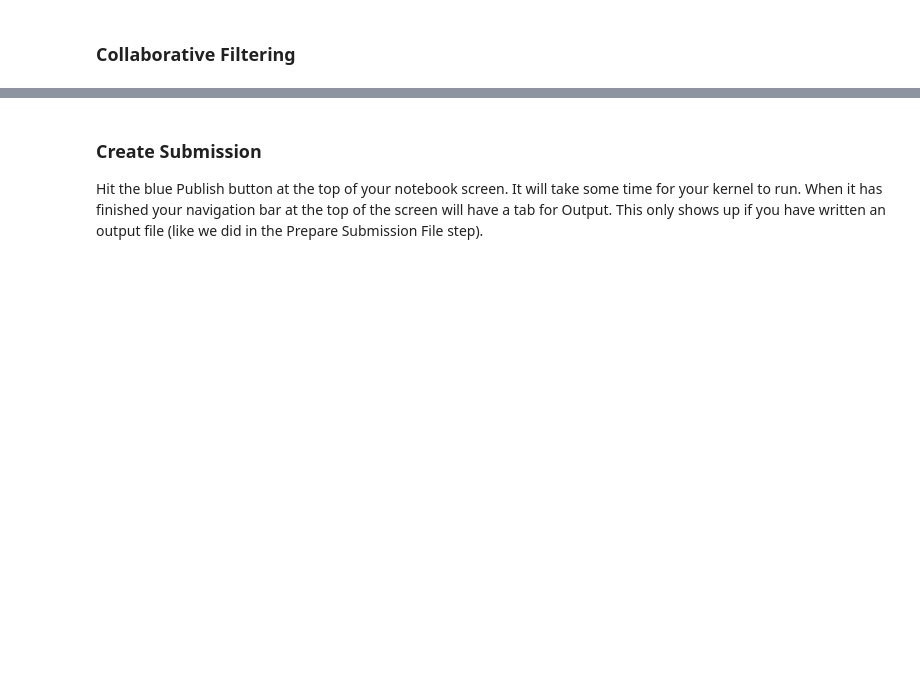
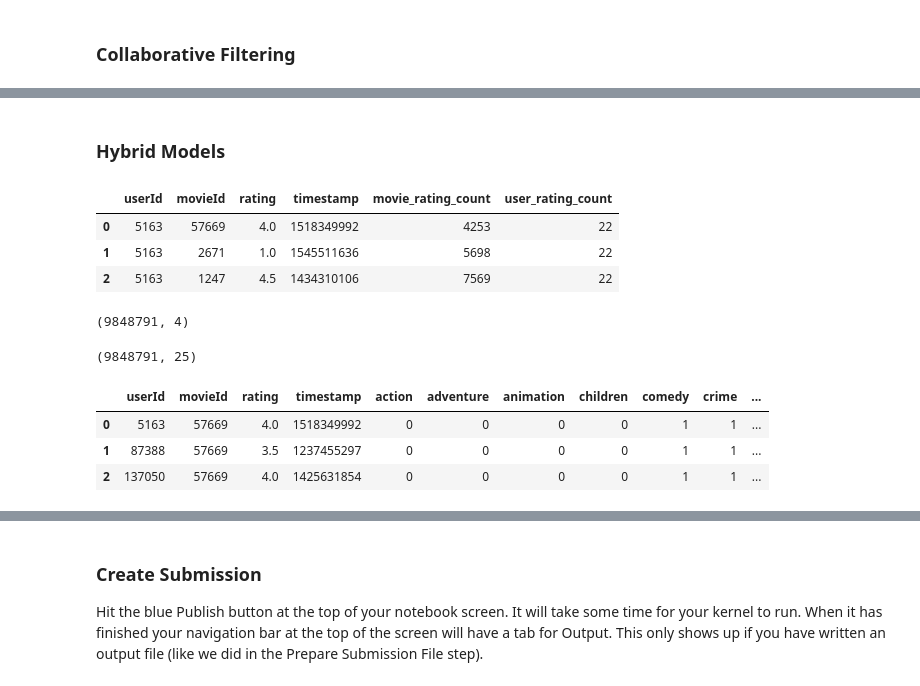
Before and after one commit to daniel-bru/ZM5-Recommender_System-2022, a Jupyter notebook: zm5-recommender-system-main.ipynb, the cells around one changed output, grey strips where cells are left out. Saved outputs shown, nothing was run; the diff lists cells and outputs as text; code cells hidden in the pictures; blank space fills up the shorter version.

```diff
--- a/zm5-recommender-system-main.ipynb
+++ b/zm5-recommender-system-main.ipynb
@@ -179,0 +603,2 @@ algo.fit(trainset)
+# %% [markdown]
+### Hybrid Models
@@ -179,0 +643,42 @@ algo.fit(trainset)
+# %%
+df_imdb.fillna(0, inplace=True)
+df_imdb.budget = df_imdb.budget.astype(str).apply(lambda x: int(re.sub("[^0-9]", "", x)))
+# %%
+# joining
+df_train = train.copy()
+
+rating_count = df_train.groupby('movieId')['rating'].count().reset_index()
+rating_count.rename(columns = {'rating': 'movie_rating_count'}, inplace=True)
+df_train = df_train.merge(rating_count, on='movieId')
+
+user_count = df_train.groupby('userId')['rating'].count().reset_index()
+user_count.rename(columns={'rating': 'user_rating_count'}, inplace=True)
+df_train=df_train.merge(user_count, on='userId')
+
+df_train = df_train[df_train['movie_rating_count'] > 20]
+df_train = df_train[df_train['user_rating_count'] > 5]
+df_train.head(3)
+# %% [output]
+|  | userId | movieId | rating | timestamp | movie_rating_count | user_rating_count |
+| 0 | 5163 | 57669 | 4.0 | 1518349992 | 4253 | 22 |
+| 1 | 5163 | 2671 | 1.0 | 1545511636 | 5698 | 22 |
+| 2 | 5163 | 1247 | 4.5 | 1434310106 | 7569 | 22 |
+# %%
+df_train.drop(['movie_rating_count','user_rating_count'], 1, inplace=True)
+df_train.shape
+# %% [output]
+(9848791, 4)
+# %%
+df_train = pd.merge(df_train, genre_encode,on= 'movieId')
+df_train = df_train.merge(cast_encode, on= 'movieId')
+print(df_train.shape)
+# %% [output]
+(9848791, 25)
+# %%
+df_train = df_train.merge(df_imdb[['director', 'runtime', 'budget']], on= 'movieId').fillna(0)
+df_train.head()
+# %% [output]
+|  | userId | movieId | rating | timestamp | action | adventure | animation | children | comedy | crime | ... |
+| 0 | 5163 | 57669 | 4.0 | 1518349992 | 0 | 0 | 0 | 0 | 1 | 1 | ... |
+| 1 | 87388 | 57669 | 3.5 | 1237455297 | 0 | 0 | 0 | 0 | 1 | 1 | ... |
+| 2 | 137050 | 57669 | 4.0 | 1425631854 | 0 | 0 | 0 | 0 | 1 | 1 | ... |
```
Also changed, not shown: parts of 68 cells of this notebook.
